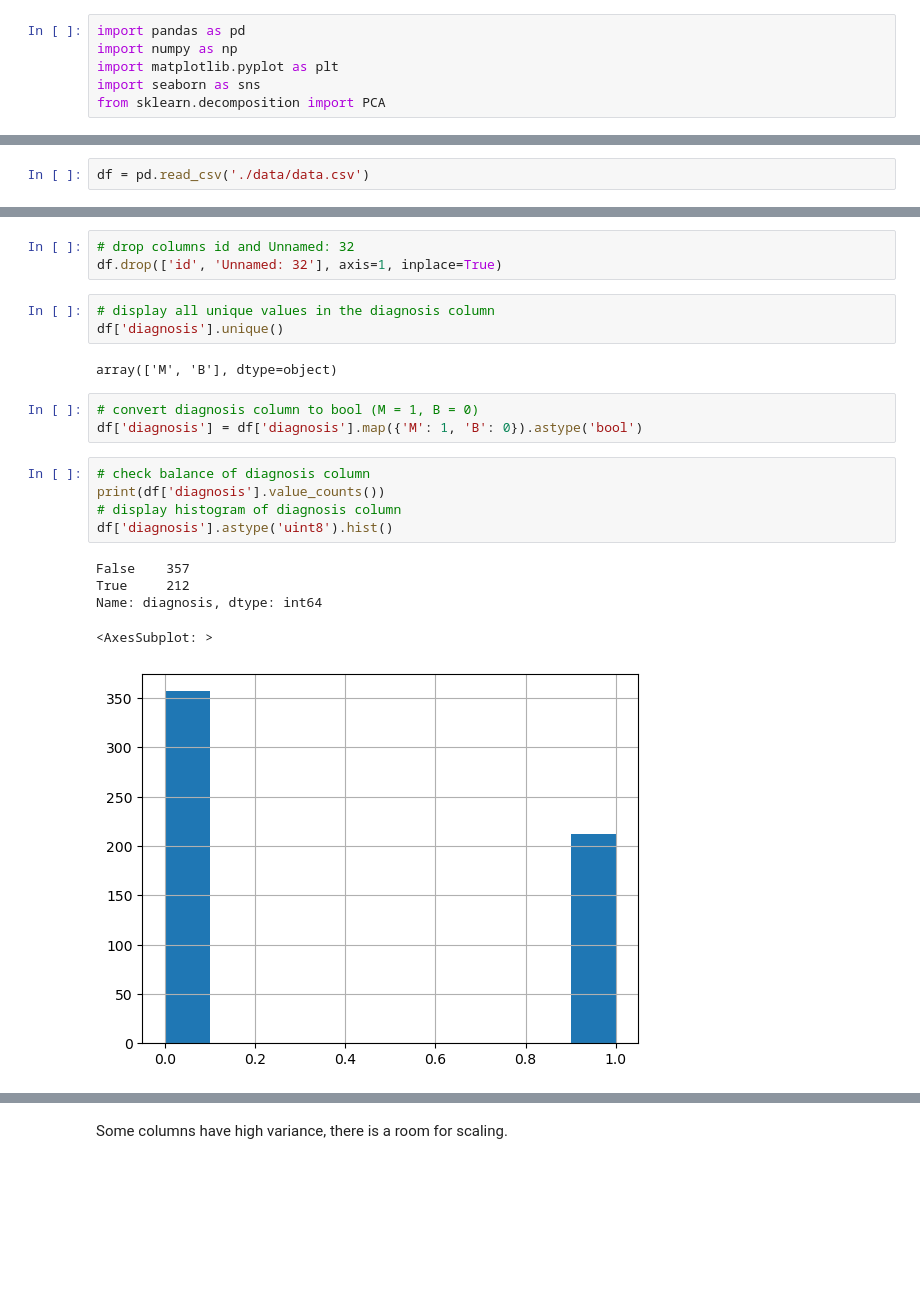
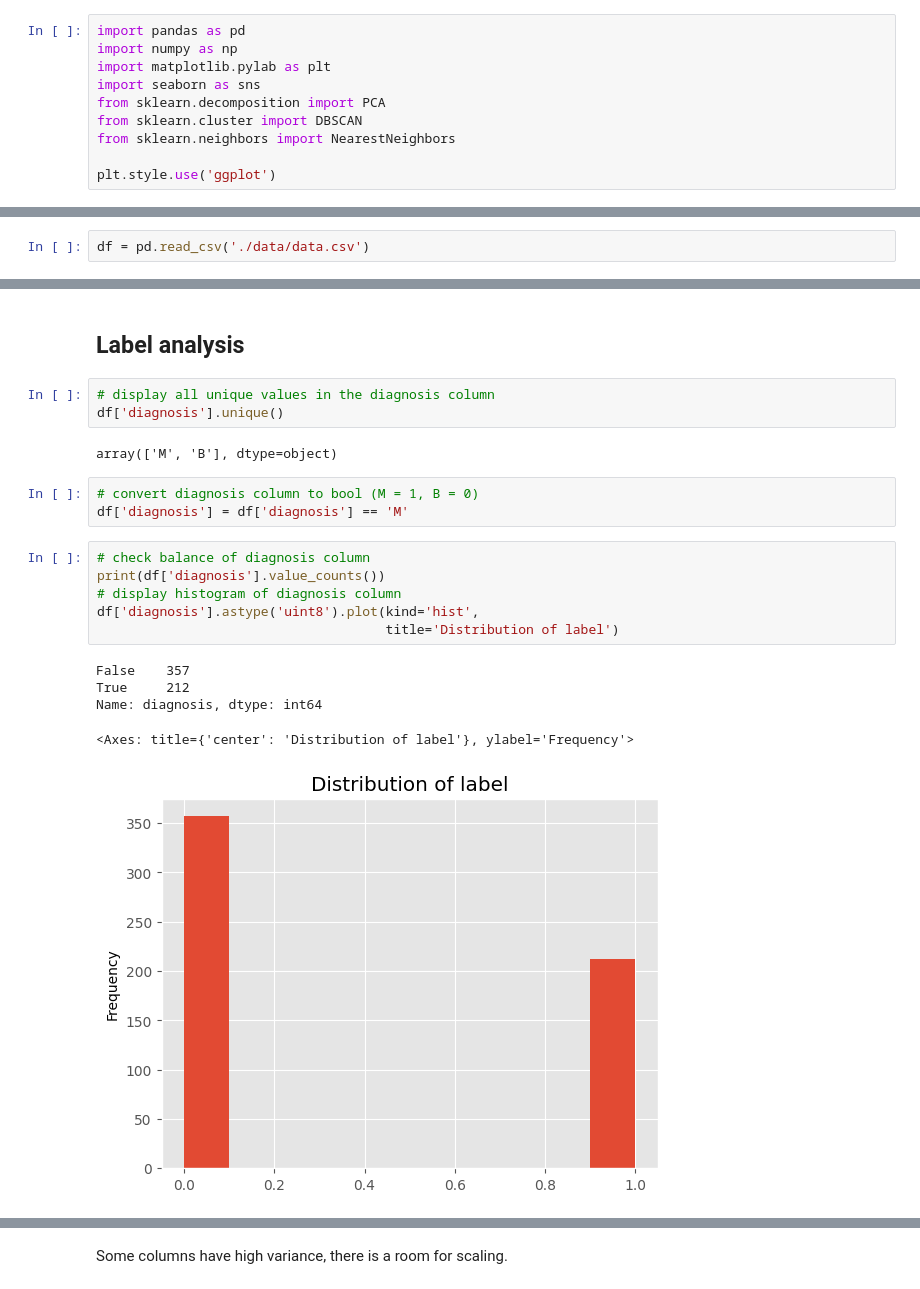
Before and after one commit to OndrejMarvan/DTU_Project, a Jupyter notebook: analysis.ipynb, the cells around one changed output, grey strips where cells are left out. Saved outputs shown, nothing was run; the diff lists cells and outputs as text; blank space fills up the shorter version.

```diff
--- a/analysis.ipynb
+++ b/analysis.ipynb
@@ -1,6 +1,10 @@
 # %%
 import pandas as pd
 import numpy as np
-import matplotlib.pyplot as plt
+import matplotlib.pylab as plt
 import seaborn as sns
 from sklearn.decomposition import PCA
+from sklearn.cluster import DBSCAN
+from sklearn.neighbors import NearestNeighbors
+
+plt.style.use('ggplot')
@@ -32,9 +38,8 @@ Data columns (total 33 columns):
  32  Unnamed: 32              0 non-null      float64
 dtypes: float64(31), int64(1), object(1)
 memory usage: 146.8+ KB
-# %%
-# drop columns id and Unnamed: 32
-df.drop(['id', 'Unnamed: 32'], axis=1, inplace=True)
+# %% [markdown]
+## Label analysis
 # %%
 # display all unique values in the diagnosis column
 df['diagnosis'].unique()
@@ -42,15 +47,16 @@ df['diagnosis'].unique()
 array(['M', 'B'], dtype=object)
 # %%
 # convert diagnosis column to bool (M = 1, B = 0)
-df['diagnosis'] = df['diagnosis'].map({'M': 1, 'B': 0}).astype('bool')
+df['diagnosis'] = df['diagnosis'] == 'M'
 # %%
 # check balance of diagnosis column
 print(df['diagnosis'].value_counts())
 # display histogram of diagnosis column
-df['diagnosis'].astype('uint8').hist()
+df['diagnosis'].astype('uint8').plot(kind='hist',
+                                     title='Distribution of label')
 # %% [output]
 False    357
 True     212
 Name: diagnosis, dtype: int64
-<AxesSubplot: >
+<Axes: title={'center': 'Distribution of label'}, ylabel='Frequency'>
-[figure, old version]
+[figure, new version]
```
Also changed, not shown: parts of 25 cells of this notebook, 1 other file.
